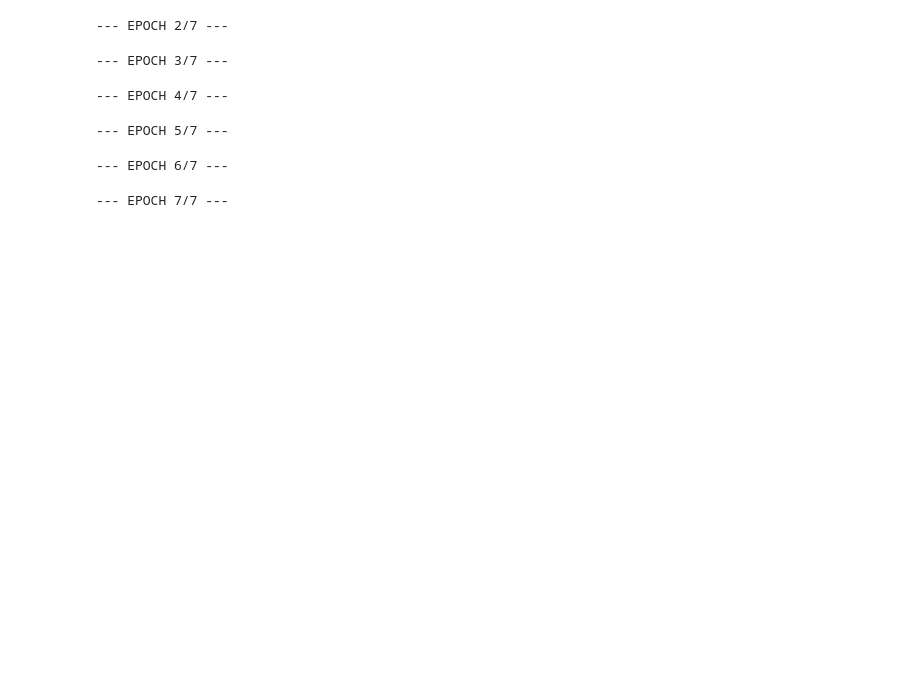
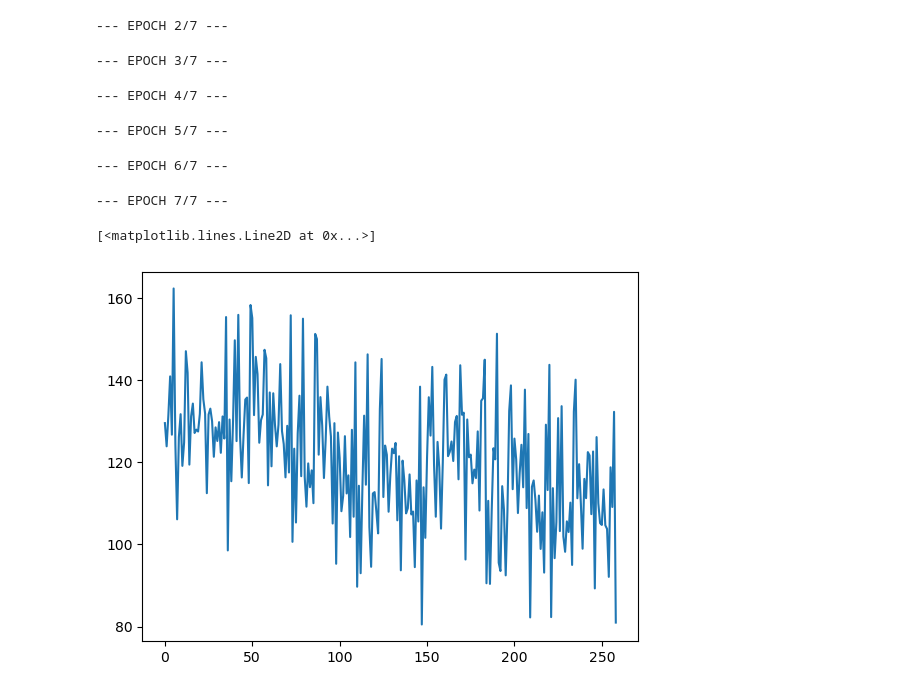
Before and after one commit to oreo-hippiepham1/pytorch_training, a Jupyter notebook: test.ipynb, the cells around one changed output. Drawn from its saved outputs; the diff is of its cells as text; code cells hidden in the pictures; blank space fills up the shorter version.

```diff
--- a/test.ipynb
+++ b/test.ipynb
@@ -414,7 +414,10 @@ fit_result = trainer.fit(dl_train, dl_valid, num_epochs=7, print_every=1)
 --- EPOCH 6/7 ---
 --- EPOCH 7/7 ---
 # %%
-plt.plot(fit_result.train_loss)
+plt.plot(fit_result.test_loss)
+# %% [output]
+[<matplotlib.lines.Line2D at 0x...>]
+[figure, added]
 # %%
 model.eval()
 eval_loss, correct = 0, 0
```
Also changed, not shown: parts of 1 cell of this notebook.
